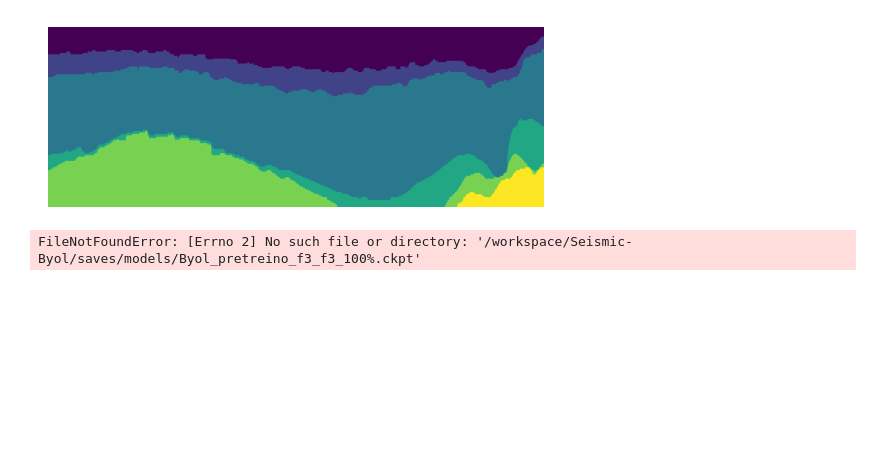
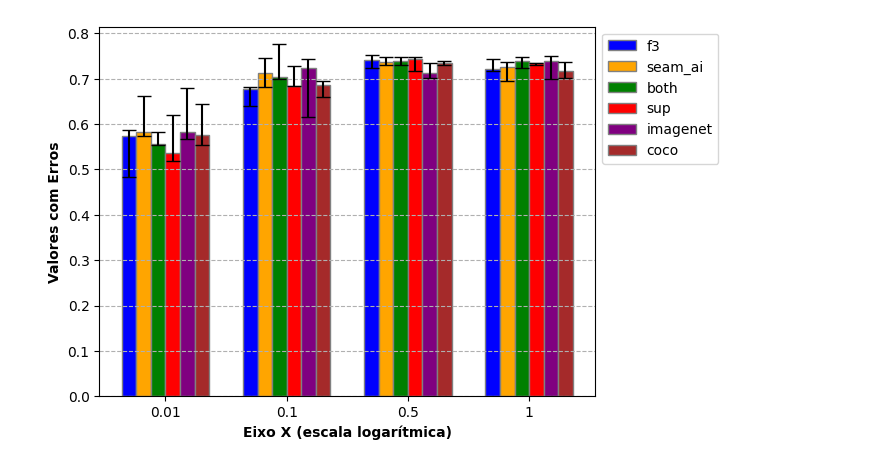
Before and after one commit to viniciuslsoares/Seismic-Byol, a Jupyter notebook: plots.ipynb, the cells around one changed output. Saved outputs shown, nothing was run; the diff lists cells and outputs as text; code cells hidden in the pictures; blank space fills up the shorter version.

```diff
--- a/plots.ipynb
+++ b/plots.ipynb
@@ -183,3 +240,42 @@ fig.show()
+# %%
+x = [0.01, 0.1, 0.5, 1]
+labels = ['0.01', '0.1', '0.5', '1']
+
+# Definindo a largura das barras
+bar_width = 0.12
+
+# Definindo as posições das barras no eixo x
+r1 = np.arange(len(x))
+r2 = [r + bar_width for r in r1]
+r3 = [r + bar_width for r in r2]
+r4 = [r + bar_width for r in r3]
+r5 = [r + bar_width for r in r4]
+r6 = [r + bar_width for r in r5]
+
+# Criando o gráfico de barras
+plt.bar(r1, f3, color='blue', width=bar_width, edgecolor='grey', label='f3', yerr=[f3_min, f3_max], capsize=5)
+plt.bar(r2, seam_ai, color='orange', width=bar_width, edgecolor='grey', label='seam_ai', yerr=[seam_ai_min, seam_ai_max], capsize=5)
+plt.bar(r3, both, color='green', width=bar_width, edgecolor='grey', label='both', yerr=[both_min, both_max], capsize=5)
+plt.bar(r4, sup, color='red', width=bar_width, edgecolor='grey', label='sup', yerr=[sup_min, sup_max], capsize=5)
+plt.bar(r5, imagenet, color='purple', width=bar_width, edgecolor='grey', label='imagenet', yerr=[imagenet_min, imagenet_max], capsize=5)
+plt.bar(r6, coco, color='brown', width=bar_width, edgecolor='grey', label='coco', yerr=[coco_min, coco_max], capsize=5)
+
+# Adicionando rótulos e título
+plt.xlabel('Eixo X (escala logarítmica)', fontweight='bold')
+plt.ylabel('Valores com Erros', fontweight='bold')
+plt.xticks([r + 2.5*bar_width for r in range(len(x))], labels)
+
+# Exibir legenda
+plt.legend(loc='upper left', bbox_to_anchor=(1, 1))
+
+
+# Adicionar grid
+plt.grid(True, which="both", ls="--", axis='y')
+
+# Exibindo o gráfico
+plt.show()
+# %% [output]
+[figure, added]
 # %%
 il_32_f3_data_path = 'data/f3/images/test/il_32.tif'
 il_32_f3_mask_path = 'data/f3/annotations/test/il_32.png'
@@ -194,35 +290,3 @@ import models.deeplabv3_2 as dlv3_2
 from data_modules.seismic import F3SeismicDataModule, ParihakaSeismicDataModule
 from models.upconv_classifier import SegmentationModel, PredictionHead
 import torchvision.models.segmentation as models
-# %%
-
-il_f3_data_path = 'data/f3/images/test/il_109.tif'
-il_f3_mask_path = 'data/f3/annotations/test/il_109.png'
-
-il_f3_image = tiff.imread(il_f3_data_path)
-il_f3_mask = np.array(Image.open(il_f3_mask_path))
-
-# Plot the image
-plt.imshow(il_f3_mask)
-plt.axis('off')
-plt.show()
-# %% [output]
-[figure, removed]
-# %%
-import_name = 'pretreino_f3_f3_100%'
-
-checkpoint_filename = f'saves/models/Byol_{import_name}.ckpt'
-
-downstream_model = dlv3.DeepLabV3Model.load_from_checkpoint(checkpoint_filename).to('cpu')
-
-
-il_f3_data_tensor = torch.tensor(il_f3_image).unsqueeze(0).permute(0, 3, 1, 2).float()
-
-downstream_model.eval()
-out = downstream_model(il_f3_data_tensor).argmax(dim=1).squeeze().numpy()
-
-plt.imshow(out)
-plt.axis('off')
-plt.show()
-# %% [output]
-FileNotFoundError: [Errno 2] No such file or directory: '/workspace/Seismic-Byol/saves/models/Byol_pretreino_f3_f3_100%.ckpt'
```
Also changed, not shown: parts of 23 cells of this notebook.
